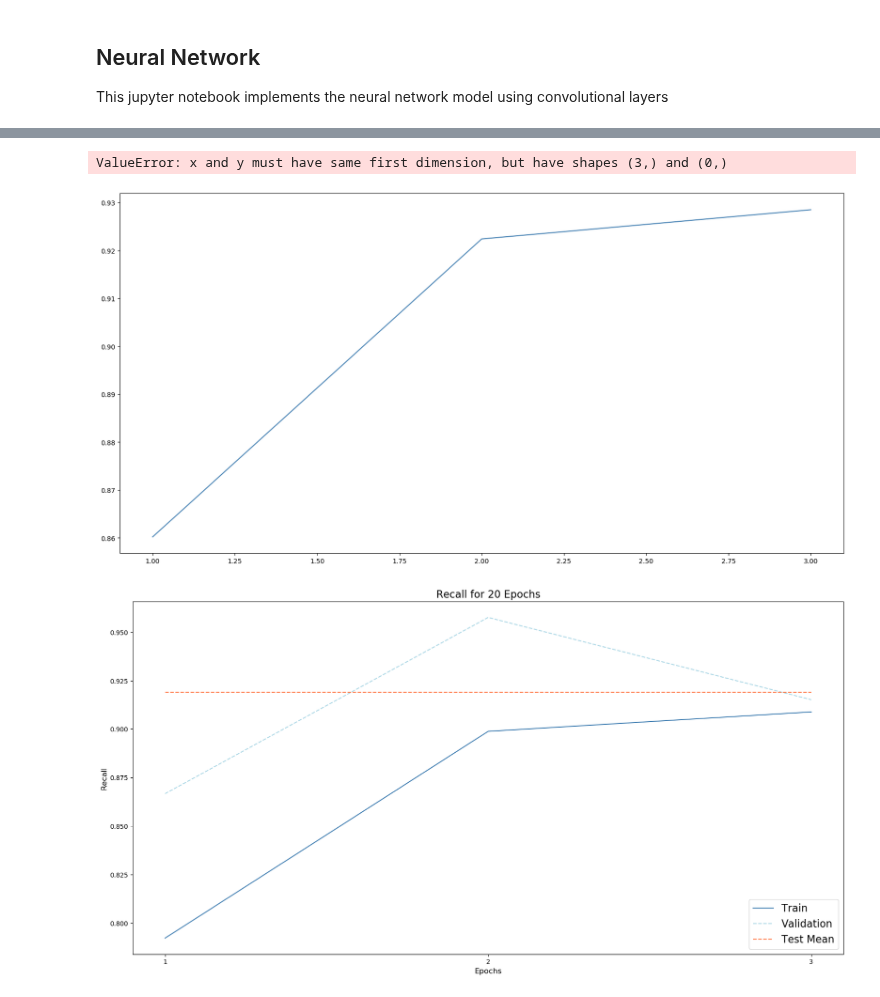
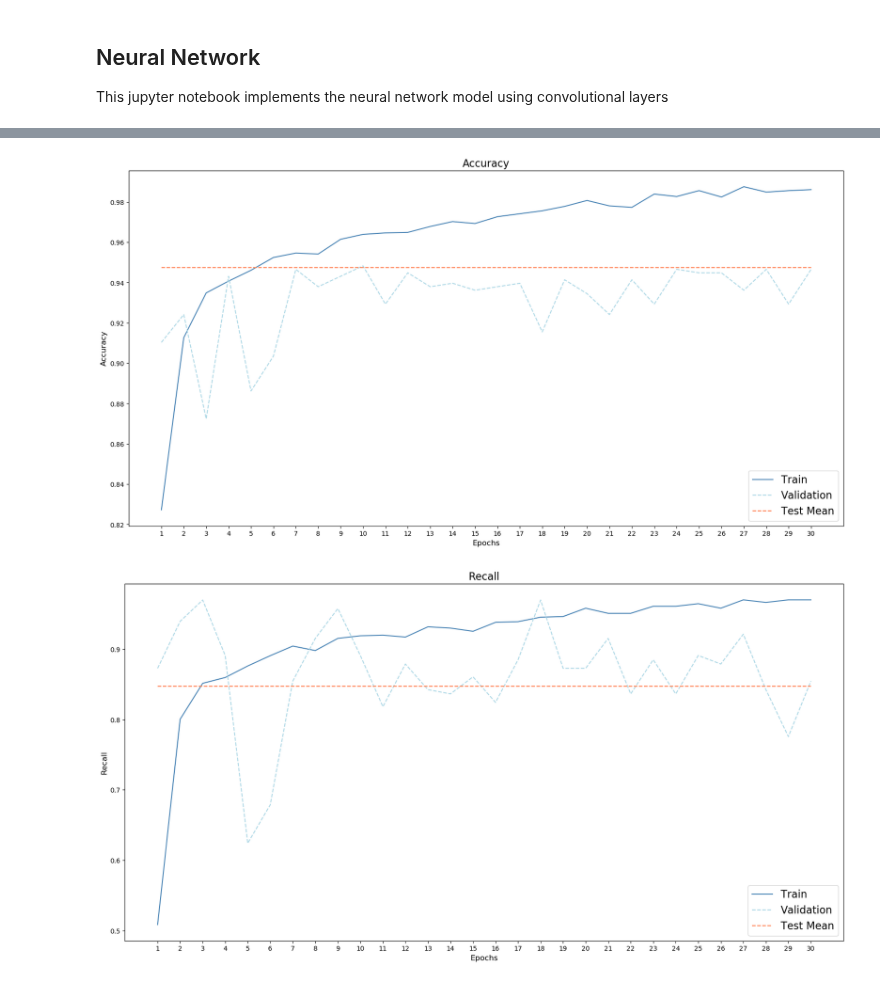
Before and after one commit to JPMartinezClaeys/30254-pneumoniacs, a Jupyter notebook: predict-pneumonia/neural_network.ipynb, the cells around one changed output, grey strips where cells are left out. Saved outputs shown, nothing was run; the diff lists cells and outputs as text; code cells hidden in the pictures.

Commit message:
30 epoch run

```diff
--- a/predict-pneumonia/neural_network.ipynb
+++ b/predict-pneumonia/neural_network.ipynb
@@ -155,26 +155,27 @@ for epoch in range(model.epochs):
     train_recalls.append(epoch_recall)
 
     #VALIDATION
-    if (epoch+1) % 5 == 0:
+    # if (epoch+1) % 5 == 0:
+
+    with torch.no_grad(): # don't keep track of the gradients in the validation part
+        model.eval()
         val_running_loss = 0.0
-        with torch.no_grad(): # don't keep track of the gradients in the validation part
-            model.eval()
-            y_true_val = np.array([])
-            y_predict_val = np.array([])
-            for i, data in enumerate(val_dataloader):
+        y_true_val = np.array([])
+        y_predict_val = np.array([])
+        for i, data in enumerate(val_dataloader):
             # get the inputs; data is a list of [inputs, labels]
-                inputs, labels = data
-                outputs = model(inputs)  # forward pass
-                label_dict = {"PNEUMONIA": 0, "NORMAL": 1}
-                labels_tensor = torch.tensor([label_dict[label] for label in labels])
-                y_true_val = np.concatenate((y_true_val, labels_tensor.numpy()))
-                y_predict_val = np.concatenate((y_predict_val, outputs.argmax(dim=1).numpy()))
-                val_loss = criterion(outputs, labels_tensor)  # calculate loss
-                val_running_loss += val_loss.item()
+            inputs, labels = data
+            outputs = model(inputs)  # forward pass
+            label_dict = {"PNEUMONIA": 0, "NORMAL": 1}
+            labels_tensor = torch.tensor([label_dict[label] for label in labels])
+            y_true_val = np.concatenate((y_true_val, labels_tensor.numpy()))
+            y_predict_val = np.concatenate((y_predict_val, outputs.argmax(dim=1).numpy()))
+            val_loss = criterion(outputs, labels_tensor)  # calculate loss
+            val_running_loss += val_loss.item()
 
-            val_epoch_accuracy = accuracy_score(y_predict_val, y_true_val)
-            val_epoch_recall = recall_score(y_true_val, y_predict_val, average='binary')
-            val_losses.append(val_running_loss)
-            val_accuracies.append(val_epoch_accuracy)
-            val_recalls.append(val_epoch_recall)
+        val_epoch_accuracy = accuracy_score(y_predict_val, y_true_val)
+        val_epoch_recall = recall_score(y_true_val, y_predict_val, average='binary')
+        val_losses.append(val_running_loss)
+        val_accuracies.append(val_epoch_accuracy)
+        val_recalls.append(val_epoch_recall)
 # %%
@@ -202,7 +196,5 @@ Validation loss []
 # %%
 #5. Test model
-test_losses = []
-test_running_loss = 0.0
 test_accuracies = []
 test_recalls = []
 
@@ -218,12 +210,9 @@ with torch.no_grad():
         labels_tensor = torch.tensor([label_dict[label] for label in labels])
         y_true_test = np.concatenate((y_true_test, labels_tensor.numpy()))
         y_predict_test = np.concatenate((y_predict_test, outputs.argmax(dim=1).numpy()))
-        test_loss = criterion(outputs, labels_tensor)  # calculate loss
-        test_running_loss += val_loss.item()
 
     test_epoch_accuracy = accuracy_score(y_true_test, y_predict_test)
     test_epoch_recall = recall_score(y_true_test, y_predict_test, average='binary')
-    test_losses.append(test_running_loss)
     test_accuracies.append(test_epoch_accuracy)
     test_recalls.append(test_epoch_recall)
 # %%
@@ -243,19 +242,19 @@ test recall [0.9750778816199377]
 # %%
 test_accuracy =  test_accuracies * model.epochs
 epochs = [i for i in range(1,model.epochs+1)]
 
 fig, ax = plt.subplots(nrows=1, ncols=1, figsize=(20,10))
 ax.plot(epochs, train_accuracies, color="steelblue", label= 'Train')
 ax.plot(epochs, val_accuracies, color="lightblue", ls='dashed', label='Validation')
 ax.plot(epochs, test_accuracy, color= "coral", ls='dashed', label='Test Mean')
 ax.set_xticks(epochs)
 ax.legend(loc="lower right", fontsize=16)
 ax.set_xlabel("Epochs", fontsize=12)
 ax.set_ylabel("Accuracy", fontsize=12)
+ax.set_title("Accuracy", fontsize=16)
 plt.show()
 # %% [output]
-ValueError: x and y must have same first dimension, but have shapes (3,) and (0,)
-[figure, old version]
+[figure, new version]
 # %%
 test_recalls_list = test_recalls * model.epochs
 epochs = [i for i in range(1,model.epochs+1)]
@@ -268,7 +267,7 @@ ax.set_xticks(epochs)
 ax.legend(loc="lower right", fontsize=16)
 ax.set_xlabel("Epochs", fontsize=12)
 ax.set_ylabel("Recall", fontsize=12)
-ax.set_title("Recall for 20 Epochs", fontsize=16)
+ax.set_title("Recall", fontsize=16)
 plt.show()
 # %% [output]
-[figure, old version]
+[figure, new version]
```
Also changed, not shown: parts of 7 cells of this notebook.
